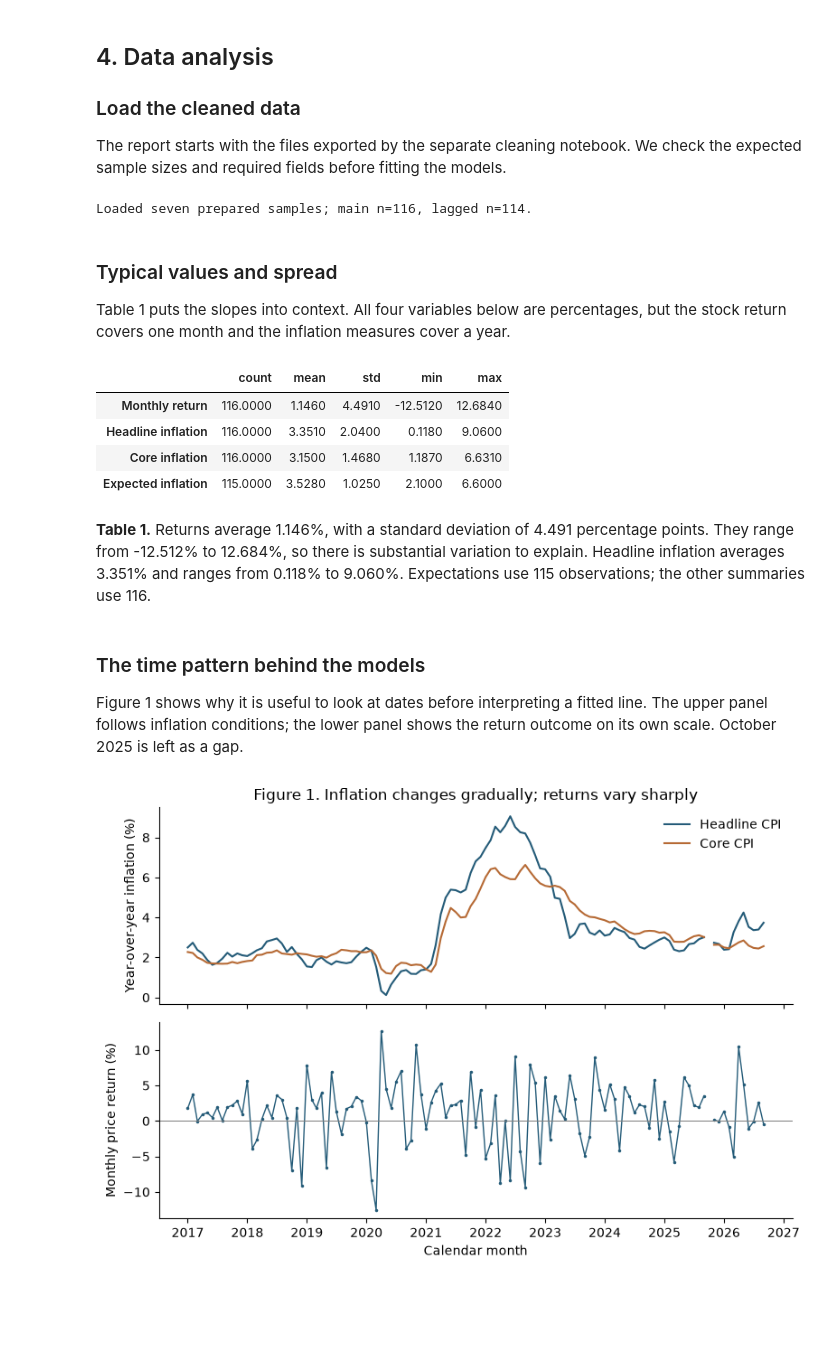
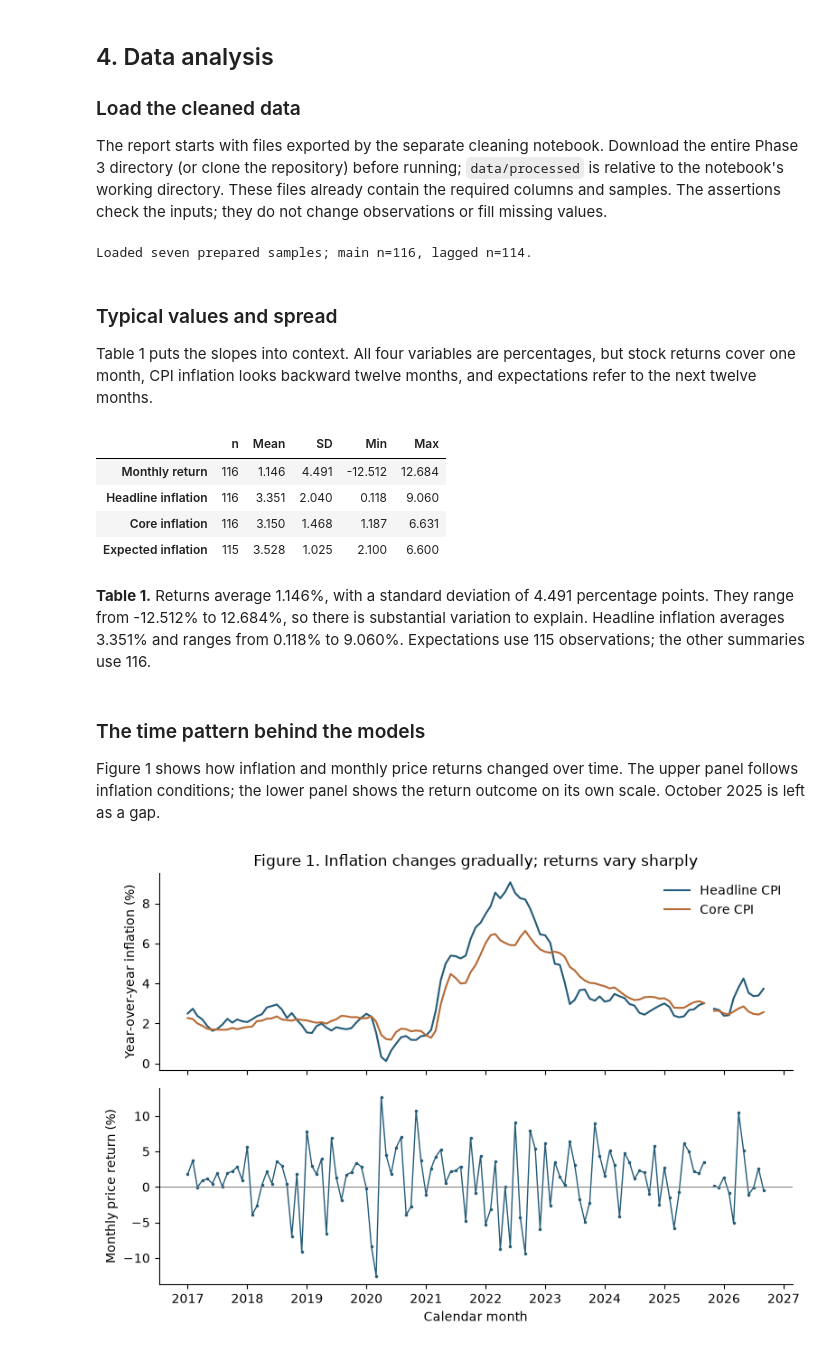
Before and after one commit to jkwon128/INFO2950-Project, a Jupyter notebook: phase3/Phase3_Report.ipynb, the cells around one changed output. Saved outputs shown, nothing was run; the diff lists cells and outputs as text; code cells hidden in the pictures; blank space fills up the shorter version.

```diff
--- a/phase3/Phase3_Report.ipynb
+++ b/phase3/Phase3_Report.ipynb
@@ -95,7 +100,7 @@ We report both planned models alongside three exploratory comparisons: excluding
 
 ## 4. Data analysis
 ### Load the cleaned data
-The report starts with the files exported by the separate cleaning notebook. We check the expected sample sizes and required fields before fitting the models.
+The report starts with files exported by the separate cleaning notebook. Download the entire Phase 3 directory (or clone the repository) before running; `data/processed` is relative to the notebook's working directory. These files already contain the required columns and samples. The assertions check the inputs; they do not change observations or fill missing values.
 # %%
 from pathlib import Path
 import numpy as np
@@ -111,6 +116,8 @@ from IPython.display import display
 DATA = Path("data/processed")
 names = ["main", "lag", "same_common", "main_no_extremes",
          "lag_no_extremes", "expectations", "interest"]
+if not DATA.is_dir():
+    raise FileNotFoundError("Missing data/processed. Download the Phase 3 folder and run the separate data-cleaning notebook first.")
 samples = {name: pd.read_csv(DATA / f"{name}.csv", parse_dates=["date"])
            for name in names}
 main, lagged = samples["main"], samples["lag"]
@@ -120,33 +127,37 @@ for frame in samples.values():
     assert frame[["sp500_return_pct", "headline_yoy_pct"]].notna().all().all()
 plt.rcParams.update({"figure.figsize": (8, 3.5), "font.size": 10,
                      "axes.spines.top": False, "axes.spines.right": False})
-pd.options.display.float_format = "{:,.4f}".format
 print("Loaded seven prepared samples; main n=116, lagged n=114.")
 # %% [output]
 Loaded seven prepared samples; main n=116, lagged n=114.
 # %% [markdown]
 ### Typical values and spread
-Table 1 puts the slopes into context. All four variables below are percentages, but the stock return covers one month and the inflation measures cover a year.
+Table 1 puts the slopes into context. All four variables are percentages, but stock returns cover one month, CPI inflation looks backward twelve months, and expectations refer to the next twelve months.
 # %%
 variables = ["sp500_return_pct", "headline_yoy_pct",
              "core_yoy_pct", "expected_inflation_pct"]
 summary = main[variables].agg(["count", "mean", "std", "min", "max"]).T
 summary.index = ["Monthly return", "Headline inflation",
                  "Core inflation", "Expected inflation"]
-display(summary.round(3))
+formatted_summary = summary.copy()
+formatted_summary["count"] = formatted_summary["count"].map(lambda v: f"{int(v)}")
+for col in ["mean", "std", "min", "max"]:
+    formatted_summary[col] = formatted_summary[col].map(lambda v: f"{v:.3f}")
+display(formatted_summary.rename(columns={"count": "n", "mean": "Mean", "std": "SD",
+                                         "min": "Min", "max": "Max"}))
 # %% [output]
-|  | count | mean | std | min | max |
-| Monthly return | 116.0000 | 1.1460 | 4.4910 | -12.5120 | 12.6840 |
-| Headline inflation | 116.0000 | 3.3510 | 2.0400 | 0.1180 | 9.0600 |
-| Core inflation | 116.0000 | 3.1500 | 1.4680 | 1.1870 | 6.6310 |
-| Expected inflation | 115.0000 | 3.5280 | 1.0250 | 2.1000 | 6.6000 |
+|  | n | Mean | SD | Min | Max |
+| Monthly return | 116 | 1.146 | 4.491 | -12.512 | 12.684 |
+| Headline inflation | 116 | 3.351 | 2.040 | 0.118 | 9.060 |
+| Core inflation | 116 | 3.150 | 1.468 | 1.187 | 6.631 |
+| Expected inflation | 115 | 3.528 | 1.025 | 2.100 | 6.600 |
 # %% [markdown]
 **Table 1.** Returns average 1.146%, with a standard deviation of 4.491 percentage points. They range from -12.512% to 12.684%, so there is substantial variation to explain. Headline inflation averages 3.351% and ranges from 0.118% to 9.060%. Expectations use 115 observations; the other summaries use 116.
 # %% [markdown]
 <div class="page-break"></div>
 
 ### The time pattern behind the models
-Figure 1 shows why it is useful to look at dates before interpreting a fitted line. The upper panel follows inflation conditions; the lower panel shows the return outcome on its own scale. October 2025 is left as a gap.
+Figure 1 shows how inflation and monthly price returns changed over time. The upper panel follows inflation conditions; the lower panel shows the return outcome on its own scale. October 2025 is left as a gap.
 # %%
 # Reindex only the plotted series so lines do not bridge the missing month.
 dates = pd.date_range("2017-01-01", "2026-09-01", freq="MS")
```
Also changed, not shown: parts of 43 cells of this notebook, 8 other files.
